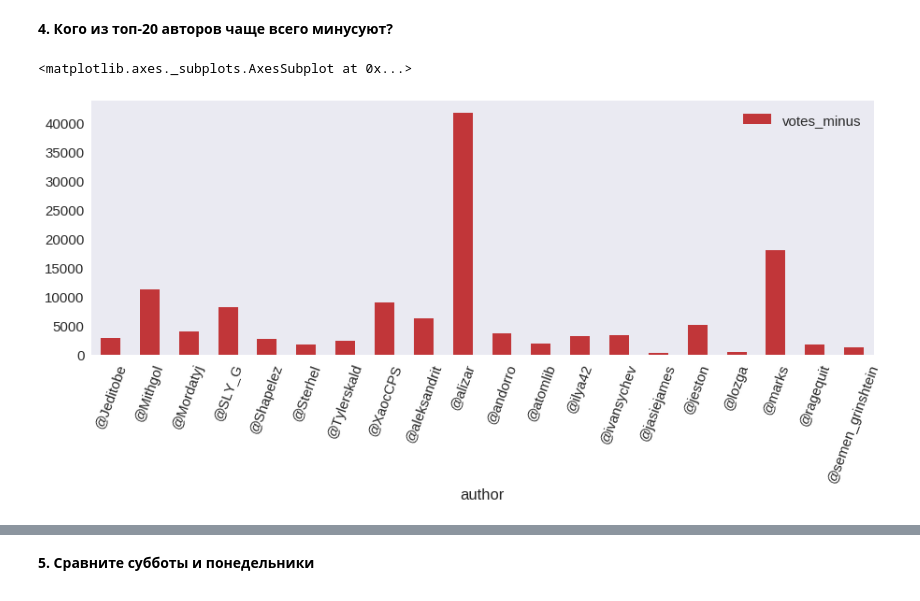
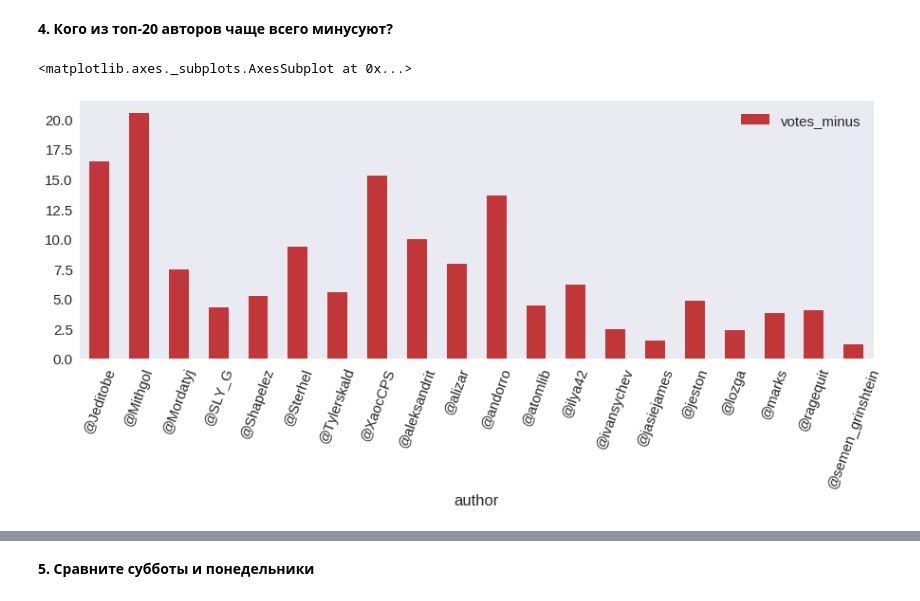
Before and after one commit to NicknameSoHard/ODS-ML-course, a Jupyter notebook: ML_homework_2.ipynb, the cells around one changed output, grey strips where cells are left out. Drawn from its saved outputs; the diff is of its cells as text; code cells hidden in the pictures.

```diff
--- a/ML_homework_2.ipynb
+++ b/ML_homework_2.ipynb
@@ -246,10 +248,10 @@ habr_comments.groupby('hour').sum().plot()
 # %%
 authors_data = data[['author'] + ['votes_minus']]
 
 top_authors = authors_data['author'].value_counts()[:20].index
 
 top_authors_data = authors_data[authors_data['author'].isin(top_authors) ]
-top_authors_data.groupby('author').sum().plot(kind='bar', rot=70)
+top_authors_data.groupby('author').mean().plot(kind='bar', rot=70)
 # %% [output]
 <matplotlib.axes._subplots.AxesSubplot at 0x...>
-[figure, old version]
+[figure, new version]
```
Also changed, not shown: parts of 17 cells of this notebook.
